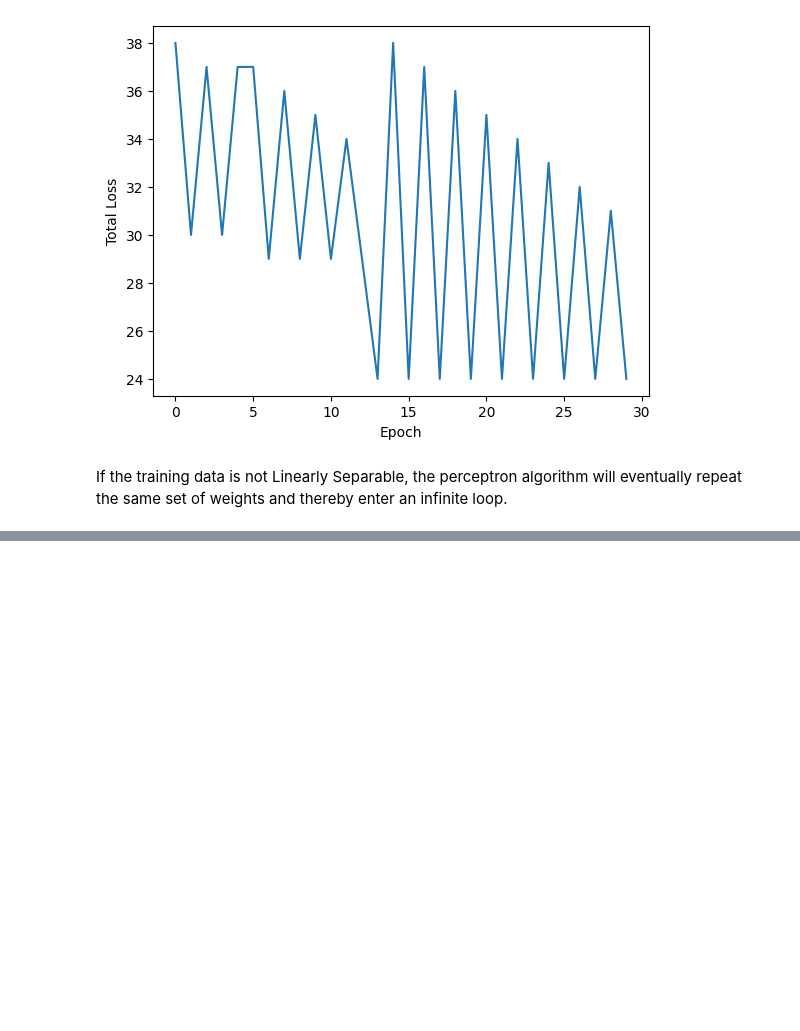
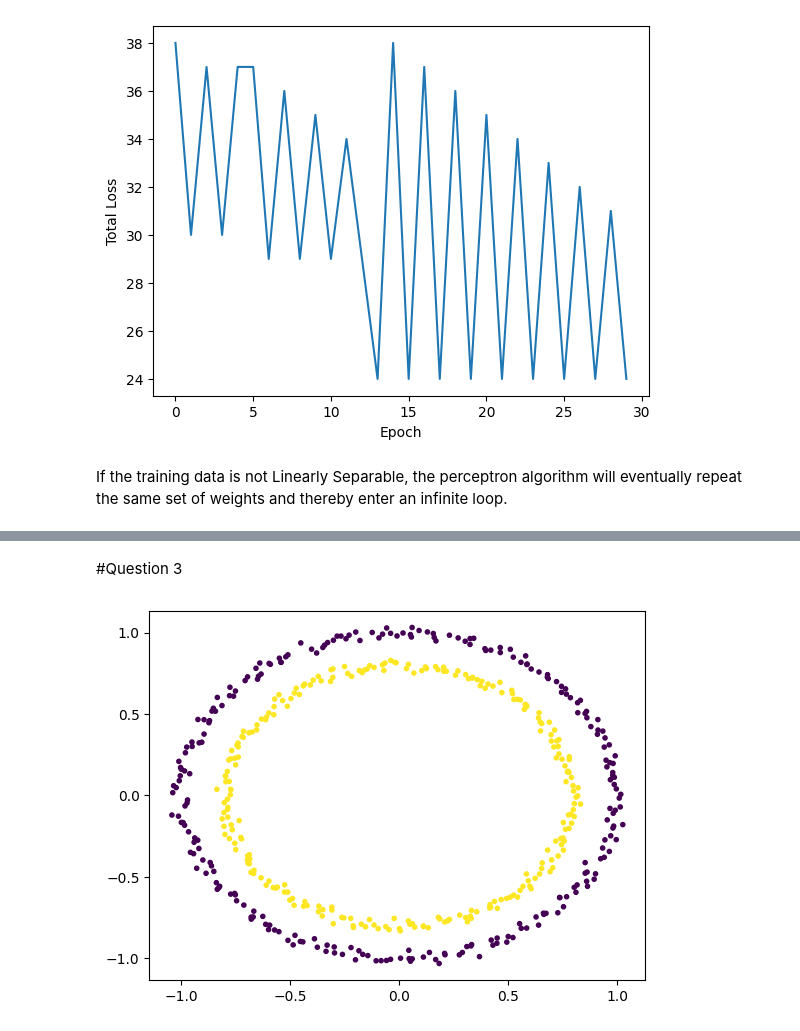
Before and after one commit to SweathaPappachan/DTTE-SweathaPappachan, a Jupyter notebook: DTTE_Colab_tutorial_12_Perceptron.ipynb, the cells around one changed output, grey strips where cells are left out. Cells and saved outputs as stored; diff of their text form; code cells hidden in the pictures; blank space fills up the shorter version.

```diff
--- a/DTTE_Colab_tutorial_12_Perceptron.ipynb
+++ b/DTTE_Colab_tutorial_12_Perceptron.ipynb
@@ -304,0 +221,14 @@ ax.quiver(X, Y, U, V, scale=1, color='blue')
+# %% [markdown]
+#Question 3
+# %%
+import numpy as np
+import matplotlib.pyplot as plt
+from sklearn.datasets import make_circles
+
+X_data, Y_data = make_circles(n_samples=500, noise=0.02)
+
+# visualizing data
+plt.scatter(X_data[:, 0], X_data[:, 1], c=Y_data, marker='.')
+plt.show()
+# %% [output]
+[figure, added]
```
Also changed, not shown: parts of 17 cells of this notebook.
